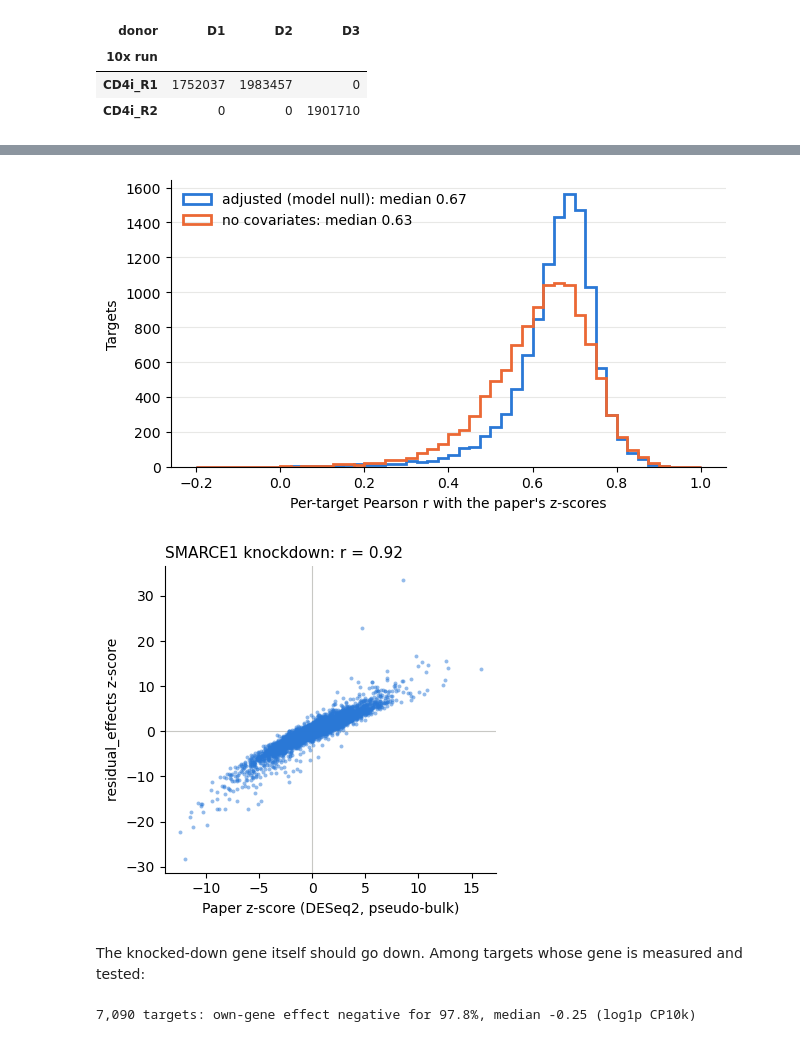
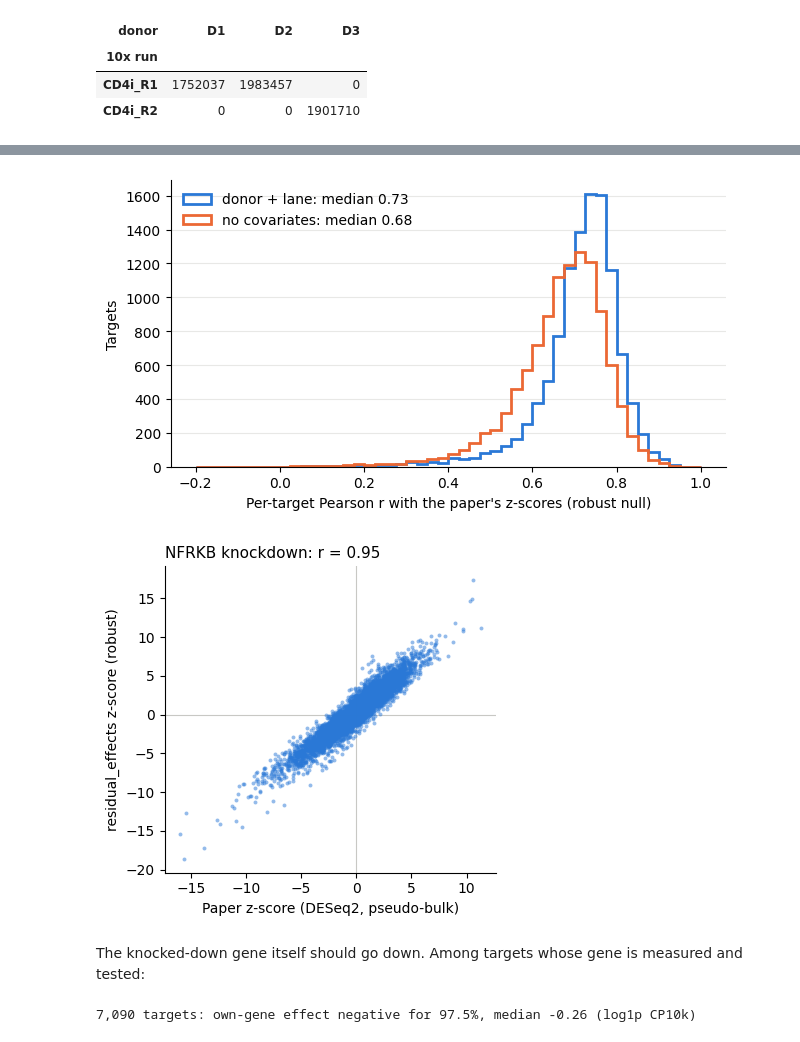
Before and after one commit to JinHongDu-Lab/crispyx, a Jupyter notebook: docs/notebooks/residual_effects_tutorial.ipynb, the cells around one changed output, grey strips where cells are left out. Cells and saved outputs as stored; diff of their text form; code cells hidden in the pictures.

```diff
--- a/docs/notebooks/residual_effects_tutorial.ipynb
+++ b/docs/notebooks/residual_effects_tutorial.ipynb
@@ -56,7 +62,7 @@ steps = []
 
 @contextmanager
 def measured(step):
-    """Record a step's wall time and this process's peak memory while it runs."""
+    # record a step's wall time and this process's peak memory while it runs
     with cx.Profiler(timing=True, sampling=True, memory_method='rss', sample_interval=0.5) as profiler:
         yield
     stats = profiler.get_stats()
@@ -244,17 +257,0 @@ second pass:
-# %%
-def read_result(result):
-    with h5py.File(result.path, 'r') as handle:
-        effect, z = handle['X'][:], handle['layers/z_score'][:]
-    backed = result.backed
-    return (pd.Index(backed.obs_names), pd.Index(backed.var_names), effect, z,
-            backed.obs['n_cells'].to_numpy(), backed.var)
-
-
-targets, genes, effect, z_model, n_cells, gene_info = read_result(adjusted)
-robust_sd = gene_info['robust_sd'].to_numpy()
-usable = gene_info['tested'].to_numpy() & (robust_sd > 0)
-z_robust = np.full_like(effect, np.nan)
-z_robust[:, usable] = effect[:, usable] * np.sqrt(n_cells)[:, None] / robust_sd[usable]
-*_, effect_unadj, z_unadj, _, _ = read_result(unadjusted)
-print(f'{len(targets):,} perturbations x {len(genes):,} genes, {int(gene_info["tested"].sum()):,} tested; '
-      f'robust / model spread at the median gene: {np.nanmedian(gene_info["robust_sd"] / gene_info["residual_sd"]):.2f}')
@@ -339,10 +381,11 @@ miscalibration rather than a measurement of it.
 ADJUSTED, UNADJUSTED = '#2a78d6', '#eb6834'
 fig, ax = plt.subplots(figsize=(6.5, 3.6))
 bins = np.linspace(-0.2, 1.0, 49)
-for name, color in (('adjusted (model null)', ADJUSTED), ('no covariates', UNADJUSTED)):
-    ax.hist(per_target[name][np.isfinite(per_target[name])], bins=bins, histtype='step', linewidth=2, color=color,
-            label=f'{name}: median {np.nanmedian(per_target[name]):.2f}')
-ax.set_xlabel("Per-target Pearson r with the paper's z-scores")
+for name, color in (('donor + lane', ADJUSTED), ('no covariates', UNADJUSTED)):
+    r = per_target[name, 'robust']
+    ax.hist(r[np.isfinite(r)], bins=bins, histtype='step', linewidth=2, color=color,
+            label=f'{name}: median {np.nanmedian(r):.2f}')
+ax.set_xlabel("Per-target Pearson r with the paper's z-scores (robust null)")
 ax.set_ylabel('Targets')
 ax.legend(frameon=False, loc='upper left')
 for side in ('top', 'right'):
@@ -351,29 +394,31 @@ ax.grid(axis='y', color='#e8e8e6', linewidth=0.8)
 ax.set_axisbelow(True)
 plt.tight_layout()
 # %% [output]
-[figure, old version]
+[figure, new version]
 # %%
-example = row_targets[np.argmax(np.where(strong, np.nan_to_num(per_target['adjusted (model null)'], nan=-1), -np.inf))]
-i = row_targets.get_loc(example)
+main_z = on(main['targets'], main['genes'], main['z_robust'], targets, genes)
+r_main = per_target['donor + lane', 'robust']
+example = targets[np.argmax(np.where(strong, np.nan_to_num(r_main, nan=-1), -np.inf))]
+i = targets.get_loc(example)
 fig, ax = plt.subplots(figsize=(4.2, 4.0))
-ax.scatter(paper['zscore'][i], estimates['adjusted (model null)'][1][i], s=8, color=ADJUSTED, alpha=0.5, linewidths=0)
+ax.scatter(paper_z[i], main_z[i], s=8, color=ADJUSTED, alpha=0.5, linewidths=0)
 ax.axhline(0, color='#c8c8c4', linewidth=0.8, zorder=0)
 ax.axvline(0, color='#c8c8c4', linewidth=0.8, zorder=0)
 ax.set_xlabel('Paper z-score (DESeq2, pseudo-bulk)')
-ax.set_ylabel('residual_effects z-score')
-ax.set_title(f'{example} knockdown: r = {per_target["adjusted (model null)"][i]:.2f}', loc='left', fontsize=11)
+ax.set_ylabel('residual_effects z-score (robust)')
+ax.set_title(f'{example} knockdown: r = {r_main[i]:.2f}', loc='left', fontsize=11)
 for side in ('top', 'right'):
     ax.spines[side].set_visible(False)
 plt.tight_layout()
 # %% [output]
-[figure, old version]
+[figure, new version]
 # %% [markdown]
 The knocked-down gene itself should go down. Among targets whose gene is measured and tested:
 # %%
-own = genes.get_indexer(targets)
-measured_own = (own >= 0) & gene_info['tested'].to_numpy()[np.maximum(own, 0)]
-own_effect = effect[np.flatnonzero(measured_own), own[measured_own]]
+own = main['genes'].get_indexer(main['targets'])
+measured_own = (own >= 0) & main['var']['tested'].to_numpy()[np.maximum(own, 0)]
+own_effect = main['effect'][np.flatnonzero(measured_own), own[measured_own]]
 print(f'{measured_own.sum():,} targets: own-gene effect negative for {np.mean(own_effect < 0):.1%}, '
       f'median {np.median(own_effect):.2f} (log1p CP10k)')
 # %% [output]
-7,090 targets: own-gene effect negative for 97.8%, median -0.25 (log1p CP10k)
+7,090 targets: own-gene effect negative for 97.5%, median -0.26 (log1p CP10k)
```
Also changed, not shown: parts of 36 cells of this notebook.
